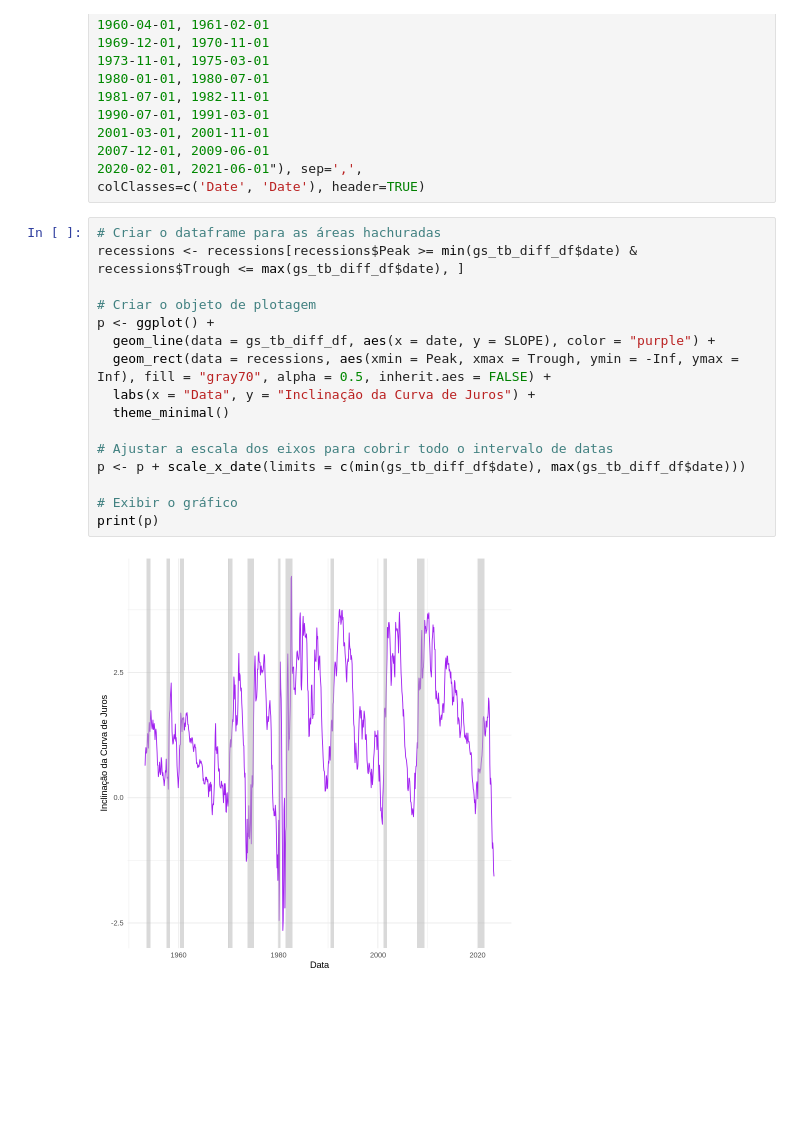
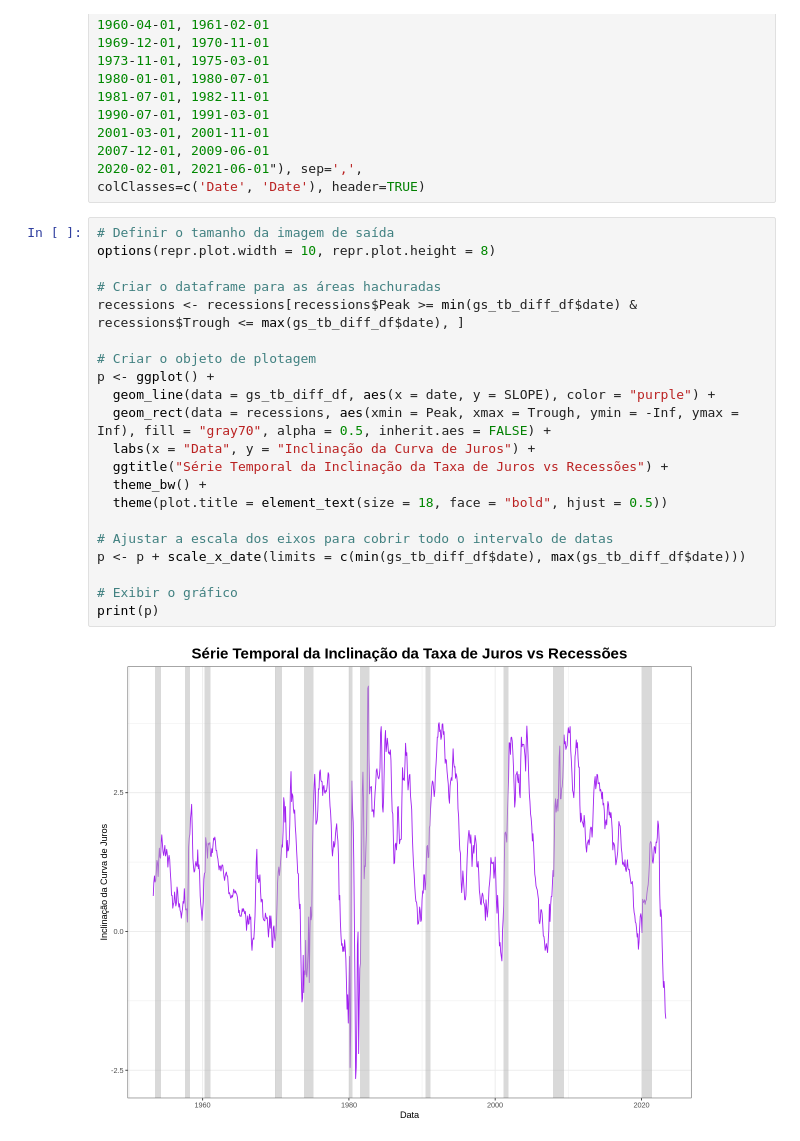
Before and after one commit to matheusrmorgado/econometria-aplicada, a Jupyter notebook: r-notebooks/aula-03.ipynb, the cells around one changed output. Saved outputs shown, nothing was run; the diff lists cells and outputs as text; blank space fills up the shorter version.

```diff
--- a/r-notebooks/aula-03.ipynb
+++ b/r-notebooks/aula-03.ipynb
@@ -160,21 +187,26 @@ recessions <- read.table(textConnection(
 2020-02-01, 2021-06-01"), sep=',',
 colClasses=c('Date', 'Date'), header=TRUE)
 # %%
+# Definir o tamanho da imagem de saída
+options(repr.plot.width = 10, repr.plot.height = 8)
+
 # Criar o dataframe para as áreas hachuradas
 recessions <- recessions[recessions$Peak >= min(gs_tb_diff_df$date) & recessions$Trough <= max(gs_tb_diff_df$date), ]
 
 # Criar o objeto de plotagem
 p <- ggplot() +
   geom_line(data = gs_tb_diff_df, aes(x = date, y = SLOPE), color = "purple") +
   geom_rect(data = recessions, aes(xmin = Peak, xmax = Trough, ymin = -Inf, ymax = Inf), fill = "gray70", alpha = 0.5, inherit.aes = FALSE) +
   labs(x = "Data", y = "Inclinação da Curva de Juros") +
-  theme_minimal()
+  ggtitle("Série Temporal da Inclinação da Taxa de Juros vs Recessões") +
+  theme_bw() +
+  theme(plot.title = element_text(size = 18, face = "bold", hjust = 0.5))
 
 # Ajustar a escala dos eixos para cobrir todo o intervalo de datas
 p <- p + scale_x_date(limits = c(min(gs_tb_diff_df$date), max(gs_tb_diff_df$date)))
 
 # Exibir o gráfico
 print(p)
 # %% [output]
-[figure, old version]
+[figure, new version]
 # %%
```
Also changed, not shown: parts of 8 cells of this notebook.
